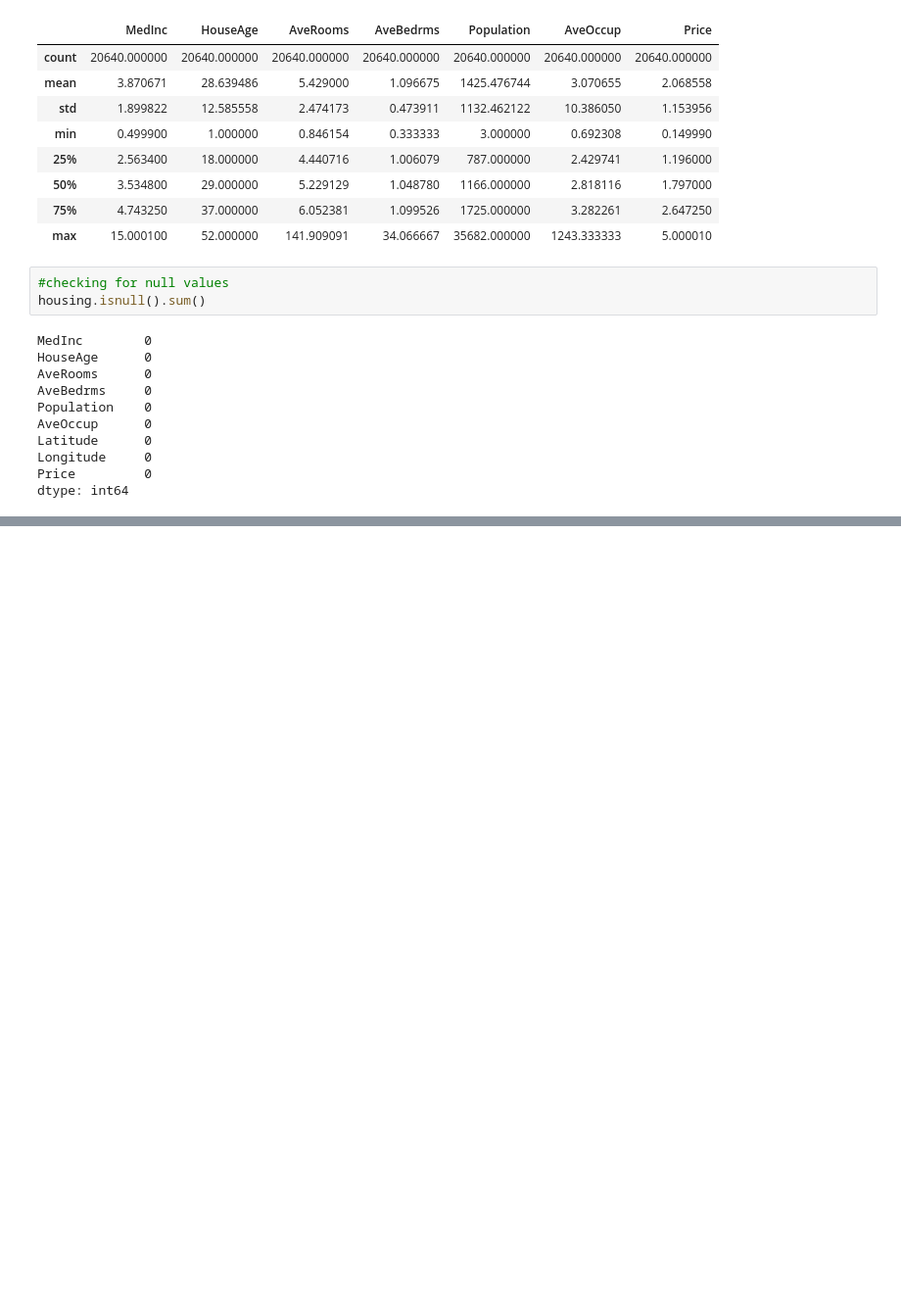
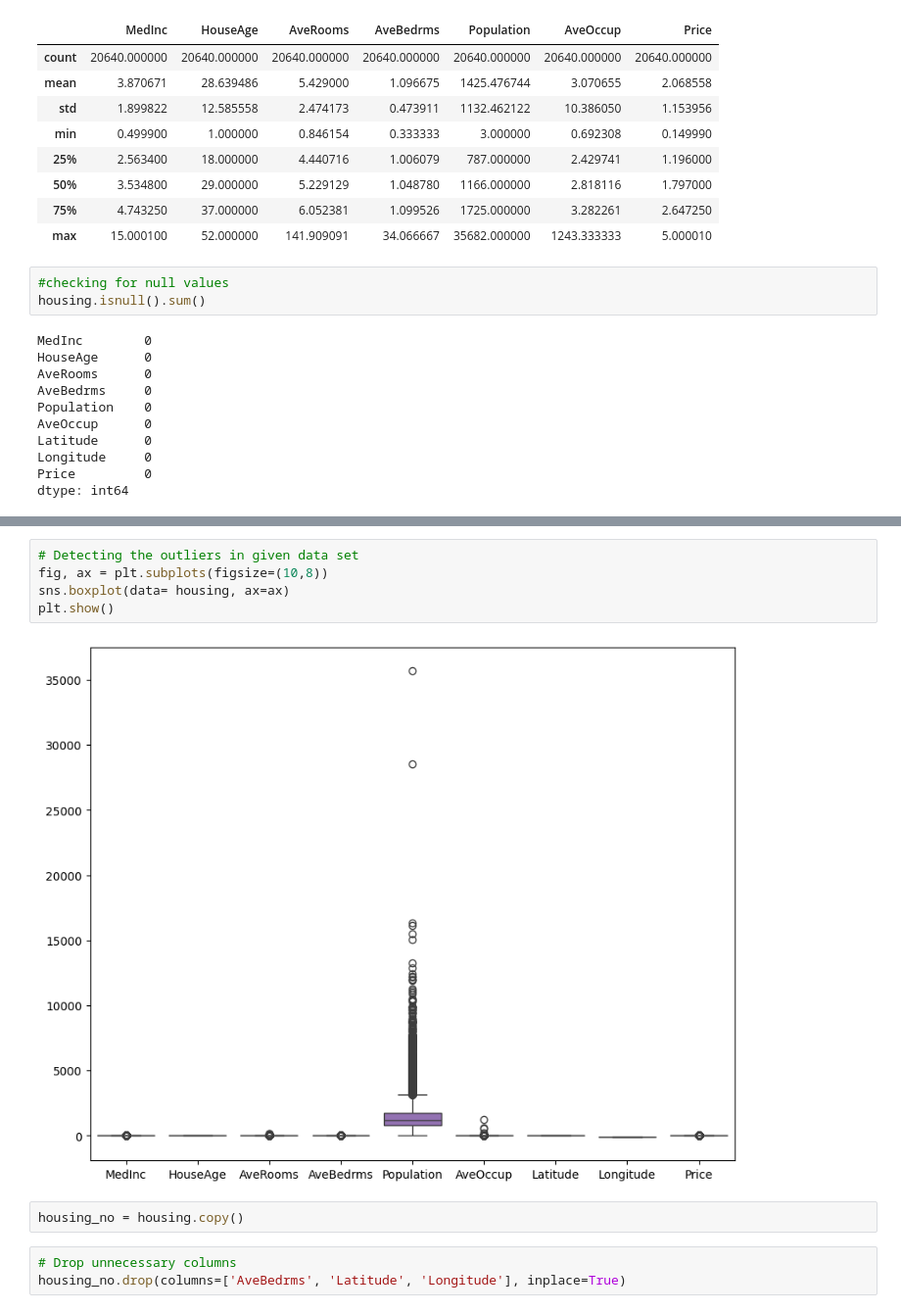
Before and after one commit to haricharnbytes/housing_marketing_analysis, a Jupyter notebook: california.ipynb, the cells around one changed output, grey strips where cells are left out. Shown at 98% size. Drawn from its saved outputs; the diff is of its cells as text; blank space fills up the shorter version.

Commit message:
Exploratory Data Analysis

```diff
--- a/california.ipynb
+++ b/california.ipynb
@@ -100,0 +121,12 @@ dtype: int64
+# %%
+# Detecting the outliers in given data set
+fig, ax = plt.subplots(figsize=(10,8))
+sns.boxplot(data= housing, ax=ax)
+plt.show()
+# %% [output]
+[figure, added]
+# %%
+housing_no = housing.copy()
+# %%
+# Drop unnecessary columns
+housing_no.drop(columns=['AveBedrms', 'Latitude', 'Longitude'], inplace=True)
```
Also changed, not shown: parts of 10 cells of this notebook.
